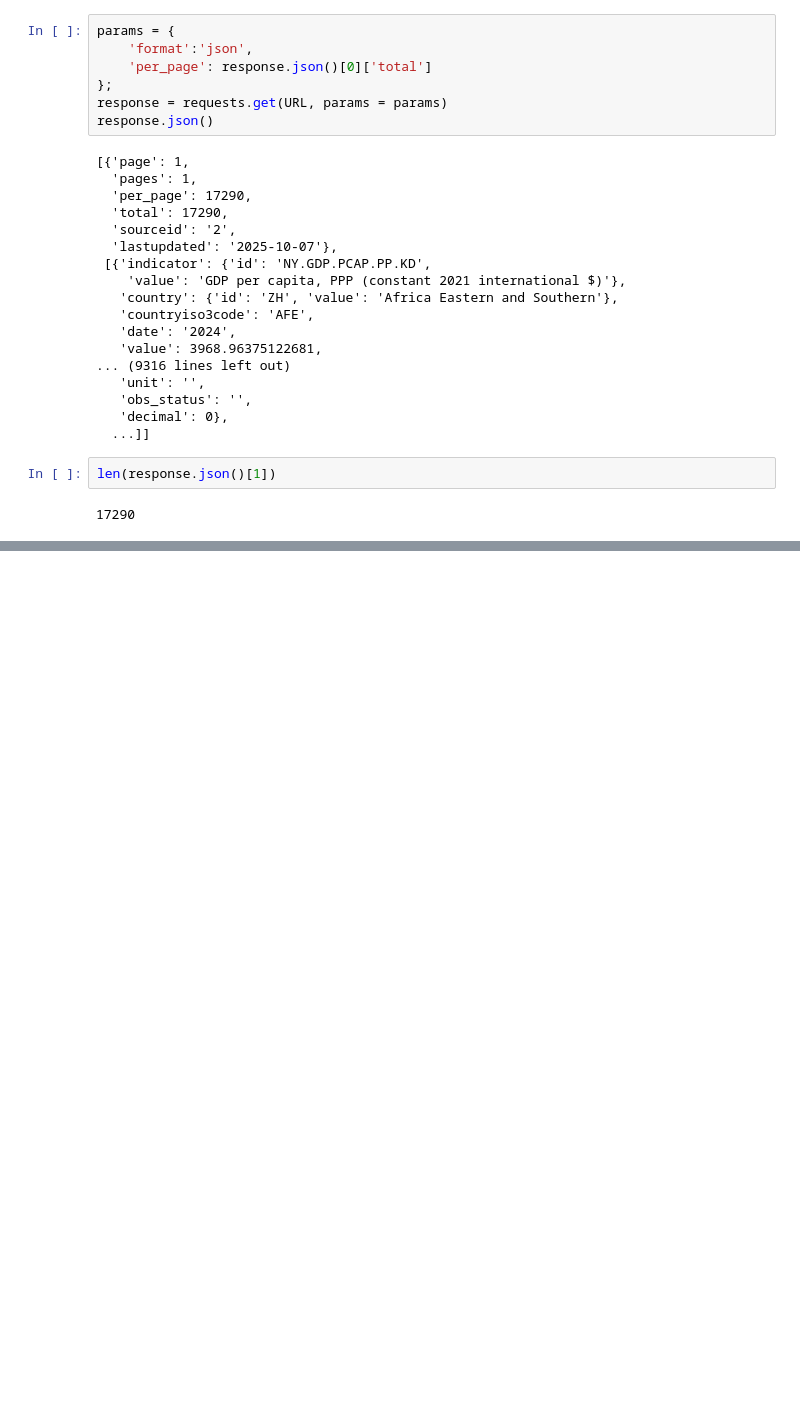
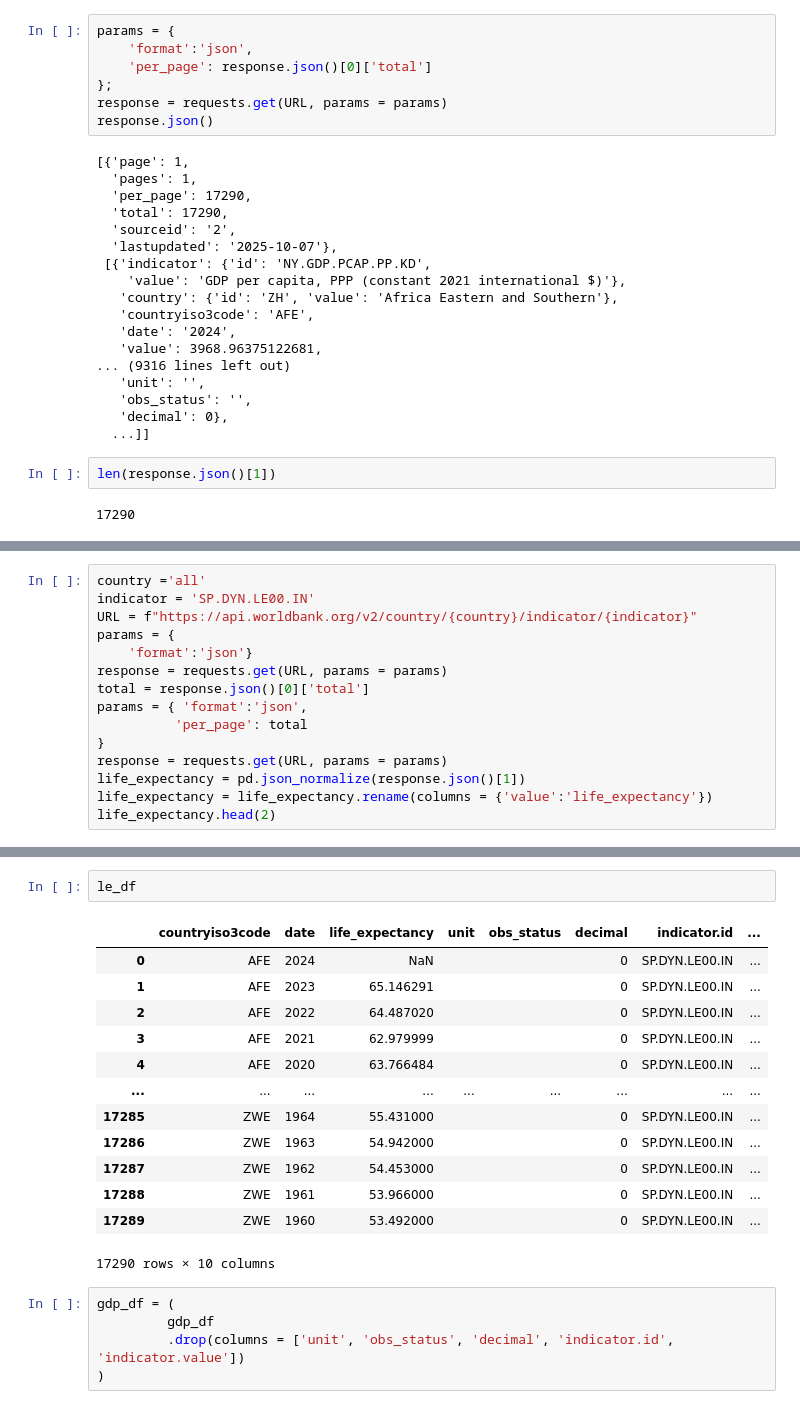
Before and after one commit to nss-data-science-cohort-9/apis-exercise-dhansiv-stack, a Jupyter notebook: UnGDPexploration_API.ipynb, the cells around one changed output, grey strips where cells are left out. Saved outputs shown, nothing was run; the diff lists cells and outputs as text; blank space fills up the shorter version.

```diff
--- a/UnGDPexploration_API.ipynb
+++ b/UnGDPexploration_API.ipynb
@@ -357,0 +93,15 @@ plt.show()
+# %%
+country ='all'
+indicator = 'SP.DYN.LE00.IN'
+URL = f"https://api.worldbank.org/v2/country/{country}/indicator/{indicator}"
+params = {
+    'format':'json'}
+response = requests.get(URL, params = params)
+total = response.json()[0]['total']
+params = { 'format':'json',
+          'per_page': total
+}
+response = requests.get(URL, params = params)
+life_expectancy = pd.json_normalize(response.json()[1])
+life_expectancy = life_expectancy.rename(columns = {'value':'life_expectancy'})
+life_expectancy.head(2)
@@ -357,0 +134,21 @@ plt.show()
+# %%
+le_df
+# %% [output]
+|  | countryiso3code | date | life_expectancy | unit | obs_status | decimal | indicator.id | ... |
+| 0 | AFE | 2024 | NaN |  |  | 0 | SP.DYN.LE00.IN | ... |
+| 1 | AFE | 2023 | 65.146291 |  |  | 0 | SP.DYN.LE00.IN | ... |
+| 2 | AFE | 2022 | 64.487020 |  |  | 0 | SP.DYN.LE00.IN | ... |
+| 3 | AFE | 2021 | 62.979999 |  |  | 0 | SP.DYN.LE00.IN | ... |
+| 4 | AFE | 2020 | 63.766484 |  |  | 0 | SP.DYN.LE00.IN | ... |
+| ... | ... | ... | ... | ... | ... | ... | ... | ... |
+| 17285 | ZWE | 1964 | 55.431000 |  |  | 0 | SP.DYN.LE00.IN | ... |
+| 17286 | ZWE | 1963 | 54.942000 |  |  | 0 | SP.DYN.LE00.IN | ... |
+| 17287 | ZWE | 1962 | 54.453000 |  |  | 0 | SP.DYN.LE00.IN | ... |
+| 17288 | ZWE | 1961 | 53.966000 |  |  | 0 | SP.DYN.LE00.IN | ... |
+| 17289 | ZWE | 1960 | 53.492000 |  |  | 0 | SP.DYN.LE00.IN | ... |
+17290 rows × 10 columns
+# %%
+gdp_df = (
+         gdp_df
+         .drop(columns = ['unit', 'obs_status', 'decimal', 'indicator.id', 'indicator.value'])
+)
```
Also changed, not shown: parts of 82 cells of this notebook, 1 other file.
